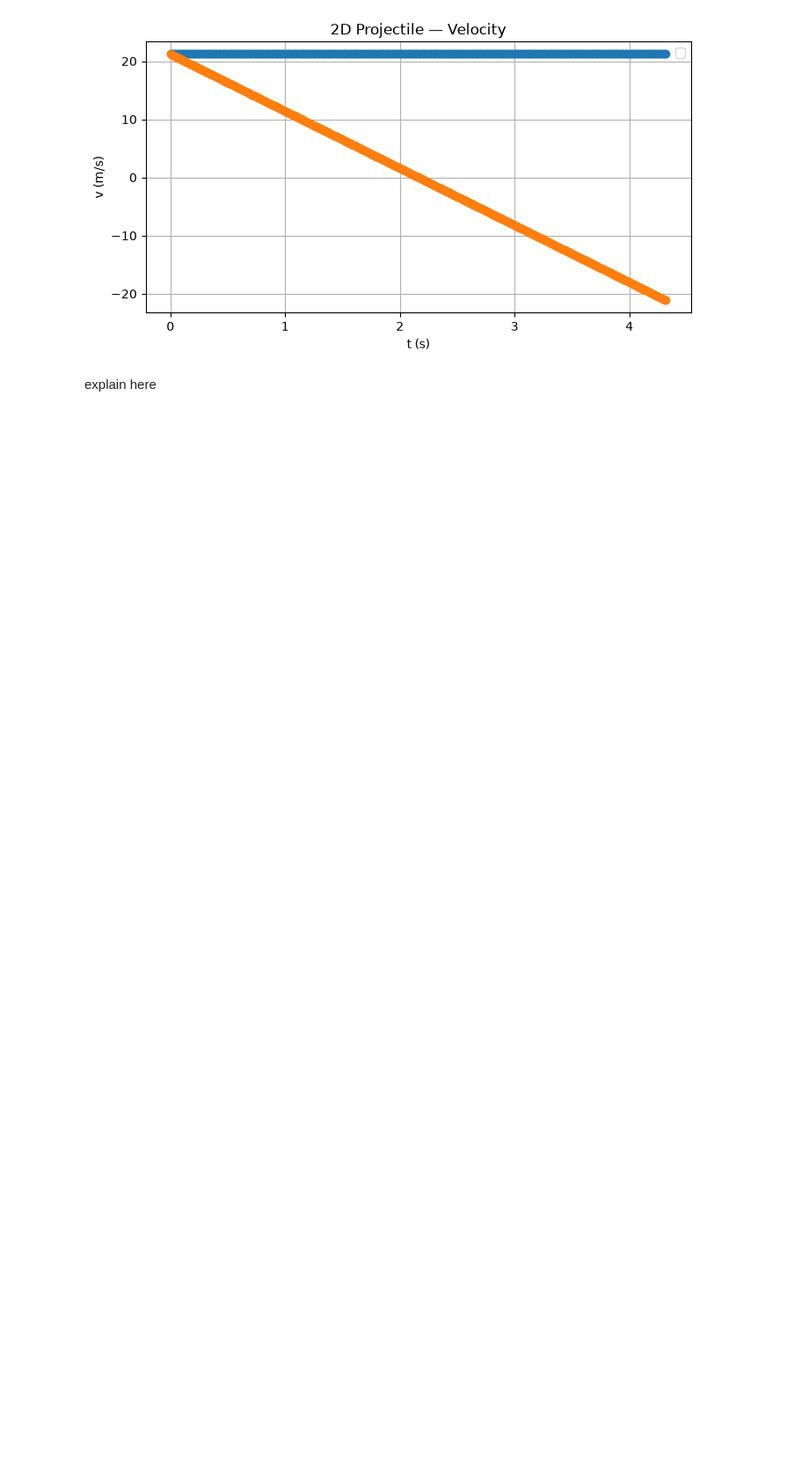
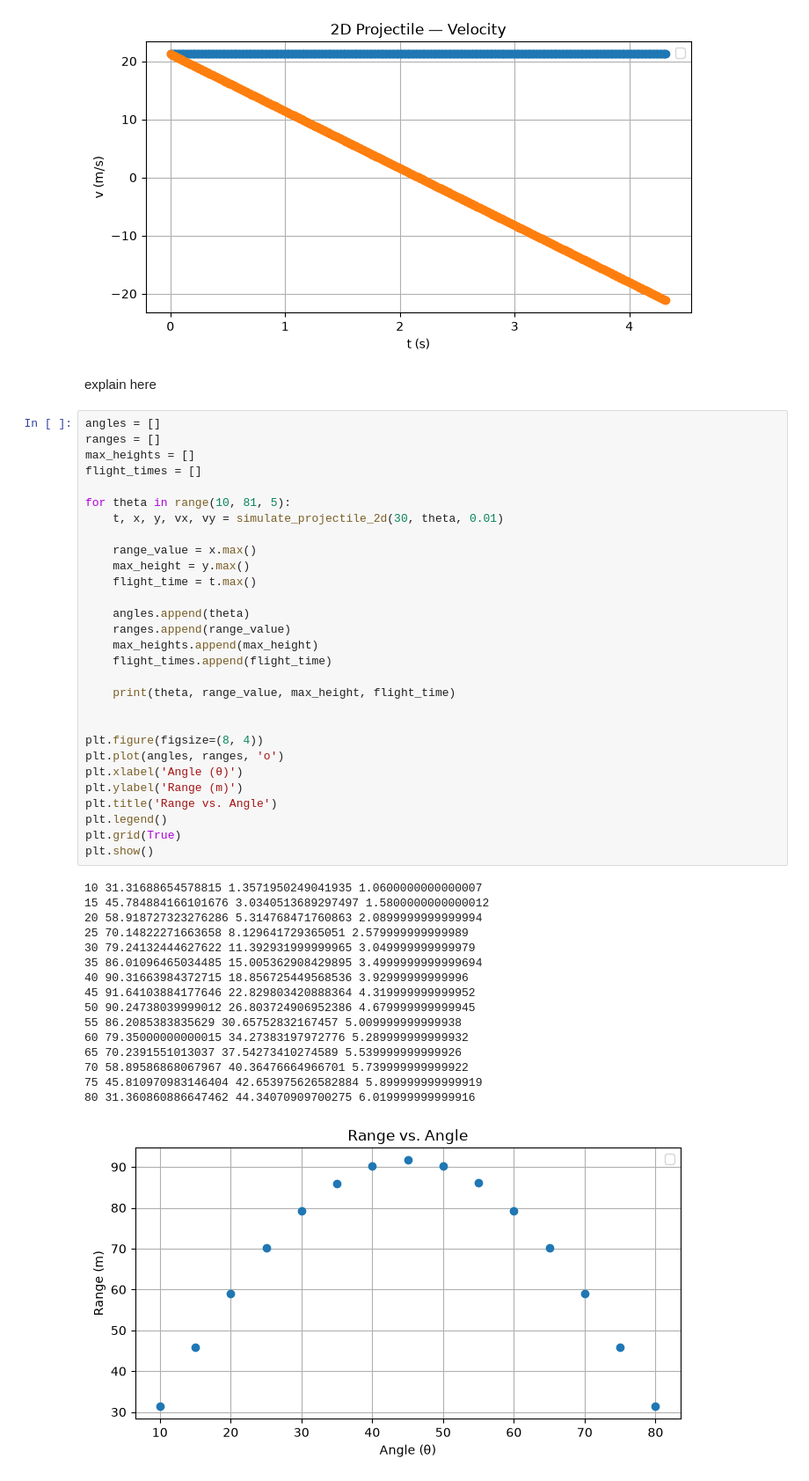
Before and after one commit to MattBaller/phys311, a Jupyter notebook: labs/lab01/lab01_projectile.ipynb, the cells around one changed output. Shown at 88% size. Saved outputs shown, nothing was run; the diff lists cells and outputs as text; blank space fills up the shorter version.

Commit message:
Complete projectile motion lab

```diff
--- a/labs/lab01/lab01_projectile.ipynb
+++ b/labs/lab01/lab01_projectile.ipynb
@@ -140,3 +146,49 @@ plt.show()
 [figure]
 # %% [markdown]
 explain here
+# %%
+angles = []
+ranges = []
+max_heights = []
+flight_times = []
+
+for theta in range(10, 81, 5):
+    t, x, y, vx, vy = simulate_projectile_2d(30, theta, 0.01)
+
+    range_value = x.max()
+    max_height = y.max()
+    flight_time = t.max()
+
+    angles.append(theta)
+    ranges.append(range_value)
+    max_heights.append(max_height)
+    flight_times.append(flight_time)
+
+    print(theta, range_value, max_height, flight_time)
+
+
+plt.figure(figsize=(8, 4))
+plt.plot(angles, ranges, 'o')
+plt.xlabel('Angle (θ)')
+plt.ylabel('Range (m)')
+plt.title('Range vs. Angle')
+plt.legend()
+plt.grid(True)
+plt.show()
+# %% [output]
+10 31.31688654578815 1.3571950249041935 1.0600000000000007
+15 45.784884166101676 3.0340513689297497 1.5800000000000012
+20 58.918727323276286 5.314768471760863 2.0899999999999994
+25 70.14822271663658 8.129641729365051 2.579999999999989
+30 79.24132444627622 11.392931999999965 3.049999999999979
+35 86.01096465034485 15.005362908429895 3.4999999999999694
+40 90.31663984372715 18.856725449568536 3.92999999999996
+45 91.64103884177646 22.829803420888364 4.319999999999952
+50 90.24738039999012 26.803724906952386 4.679999999999945
+55 86.2085383835629 30.65752832167457 5.009999999999938
+60 79.35000000000015 34.27383197972776 5.289999999999932
+65 70.2391551013037 37.54273410274589 5.539999999999926
+70 58.89586868067967 40.36476664966701 5.739999999999922
+75 45.810970983146404 42.653975626582884 5.899999999999919
+80 31.360860886647462 44.34070909700275 6.019999999999916
+[figure, added]
```
Also changed, not shown: parts of 10 cells of this notebook.
